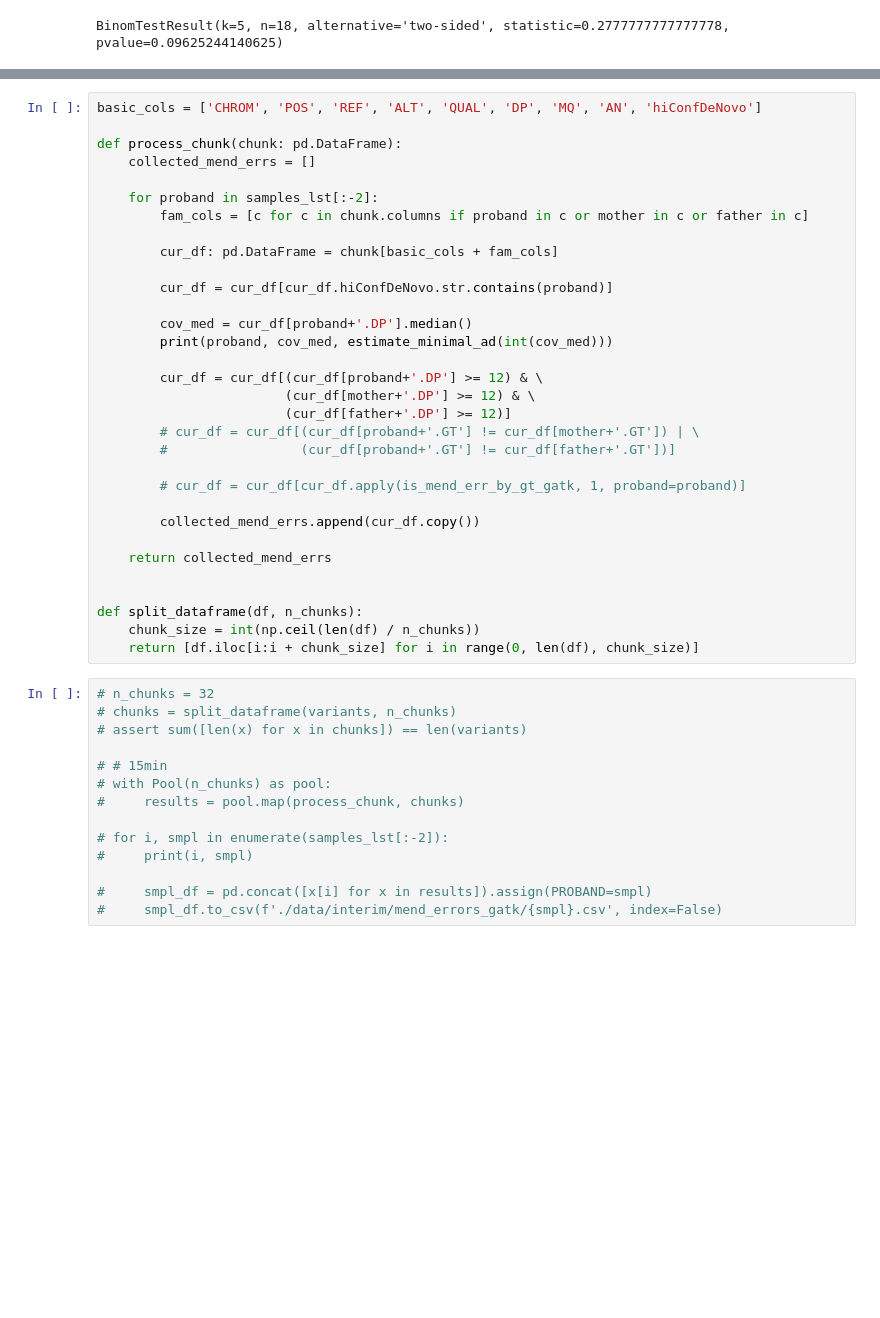
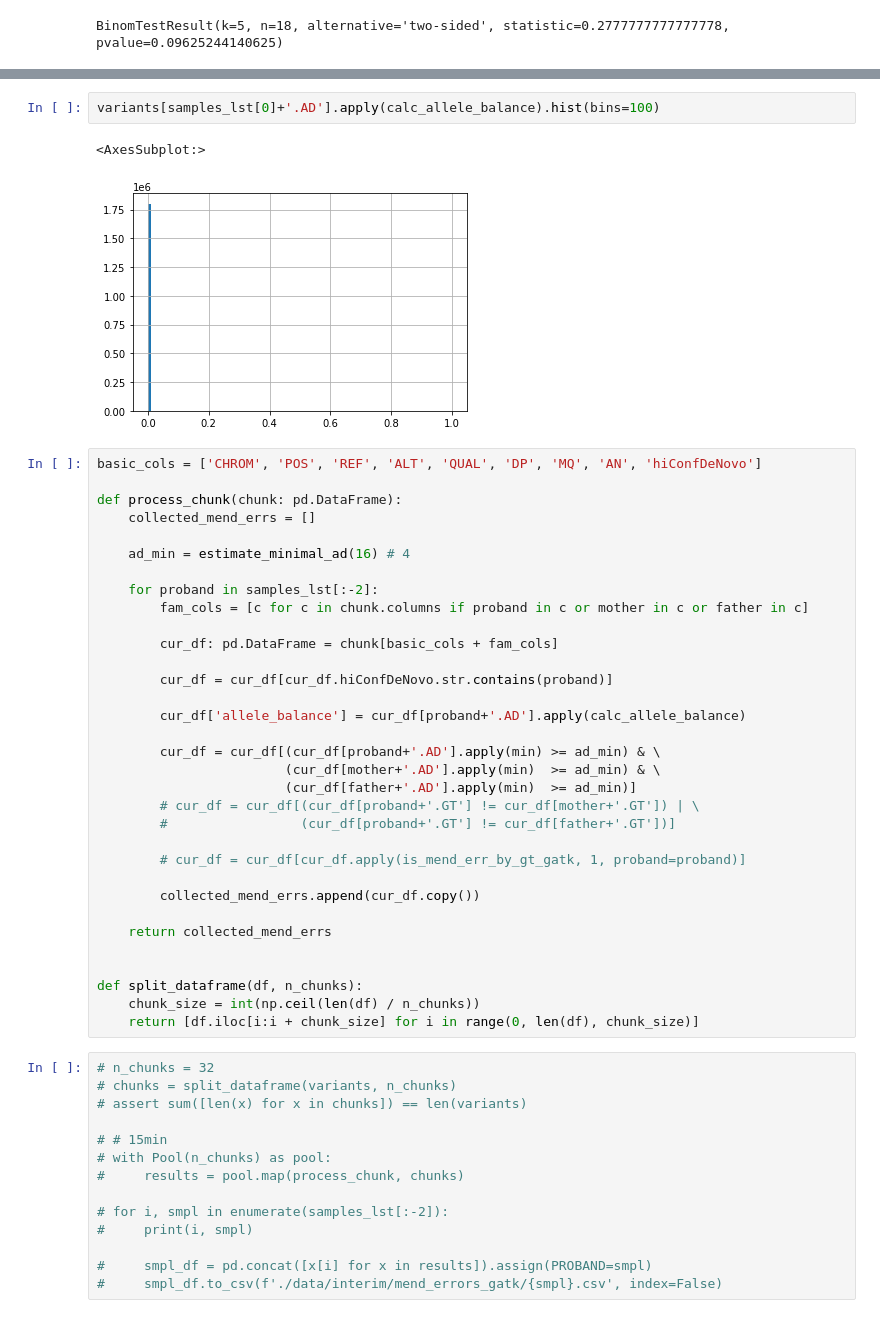
Before and after one commit to mitoclub/AquaSelection, a Jupyter notebook: intersect.ipynb, the cells around one changed output, grey strips where cells are left out. Cells and saved outputs as stored; diff of their text form; blank space fills up the shorter version.

```diff
--- a/intersect.ipynb
+++ b/intersect.ipynb
@@ -317,8 +381,15 @@ dtype: float64
+# %%
+variants[samples_lst[0]+'.AD'].apply(calc_allele_balance).hist(bins=100)
+# %% [output]
+<AxesSubplot:>
+[figure, added]
 # %%
 basic_cols = ['CHROM', 'POS', 'REF', 'ALT', 'QUAL', 'DP', 'MQ', 'AN', 'hiConfDeNovo']
 
 def process_chunk(chunk: pd.DataFrame):
     collected_mend_errs = []
+
+    ad_min = estimate_minimal_ad(16) # 4
 
     for proband in samples_lst[:-2]:
         fam_cols = [c for c in chunk.columns if proband in c or mother in c or father in c]
@@ -327,12 +398,11 @@ def process_chunk(chunk: pd.DataFrame):
 
         cur_df = cur_df[cur_df.hiConfDeNovo.str.contains(proband)]
 
-        cov_med = cur_df[proband+'.DP'].median()
-        print(proband, cov_med, estimate_minimal_ad(int(cov_med)))
+        cur_df['allele_balance'] = cur_df[proband+'.AD'].apply(calc_allele_balance)
 
-        cur_df = cur_df[(cur_df[proband+'.DP'] >= 12) & \
-                        (cur_df[mother+'.DP'] >= 12) & \
-                        (cur_df[father+'.DP'] >= 12)]
+        cur_df = cur_df[(cur_df[proband+'.AD'].apply(min) >= ad_min) & \
+                        (cur_df[mother+'.AD'].apply(min)  >= ad_min) & \
+                        (cur_df[father+'.AD'].apply(min)  >= ad_min)]
         # cur_df = cur_df[(cur_df[proband+'.GT'] != cur_df[mother+'.GT']) | \
         #                 (cur_df[proband+'.GT'] != cur_df[father+'.GT'])]
 
```
Also changed, not shown: parts of 14 cells of this notebook.
